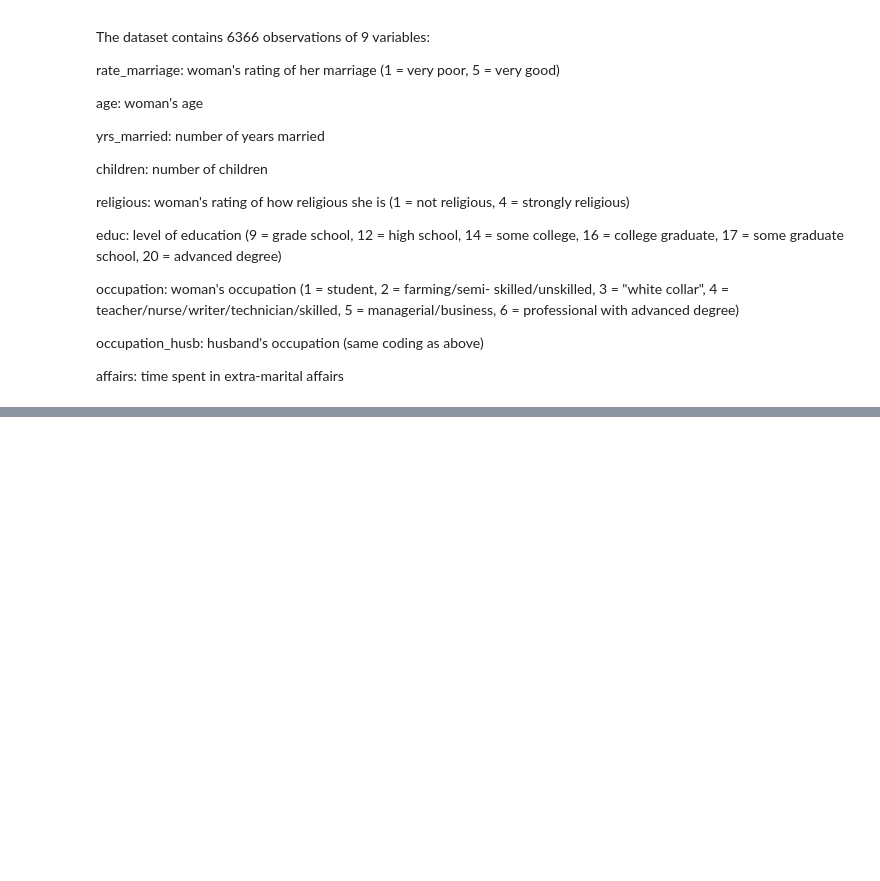
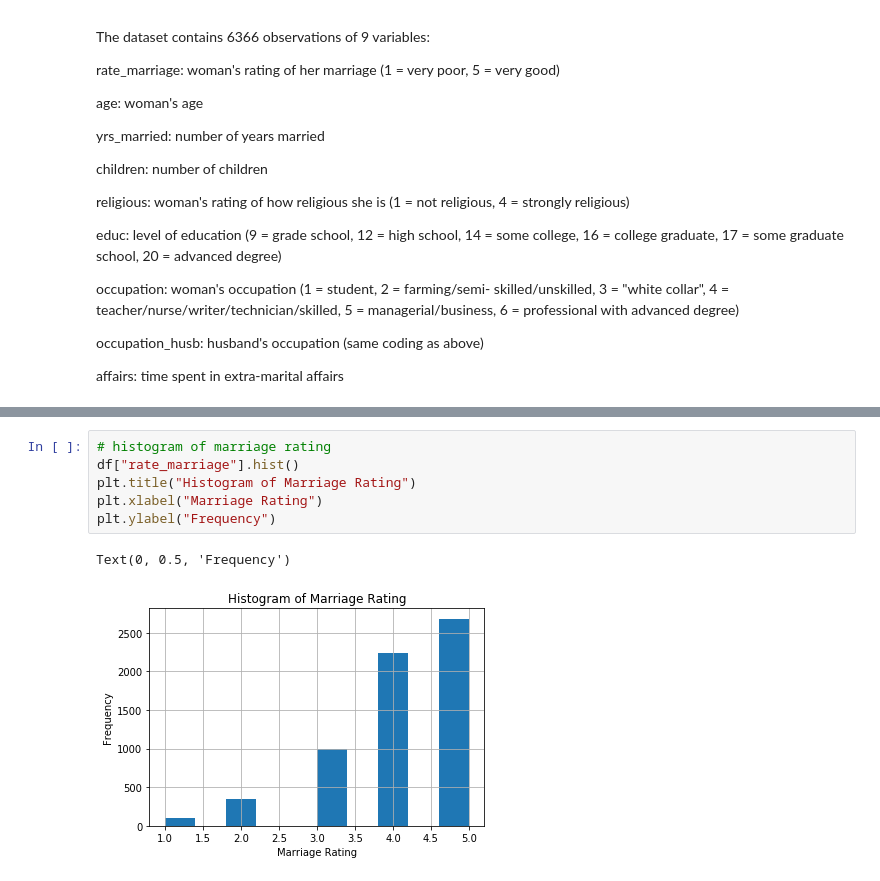
Before and after one commit to kamuc2012/Session_19_to_26, a Jupyter notebook: Session21/Session21.ipynb, the cells around one changed output, grey strips where cells are left out. Drawn from its saved outputs; the diff is of its cells as text; blank space fills up the shorter version.

```diff
--- a/Session21/Session21.ipynb
+++ b/Session21/Session21.ipynb
@@ -30,0 +97,9 @@ affairs: time spent in extra-marital affairs
+# %%
+# histogram of marriage rating
+df["rate_marriage"].hist()
+plt.title("Histogram of Marriage Rating")
+plt.xlabel("Marriage Rating")
+plt.ylabel("Frequency")
+# %% [output]
+Text(0, 0.5, 'Frequency')
+[figure, added]
```
Also changed, not shown: parts of 42 cells of this notebook, 27 other files.
